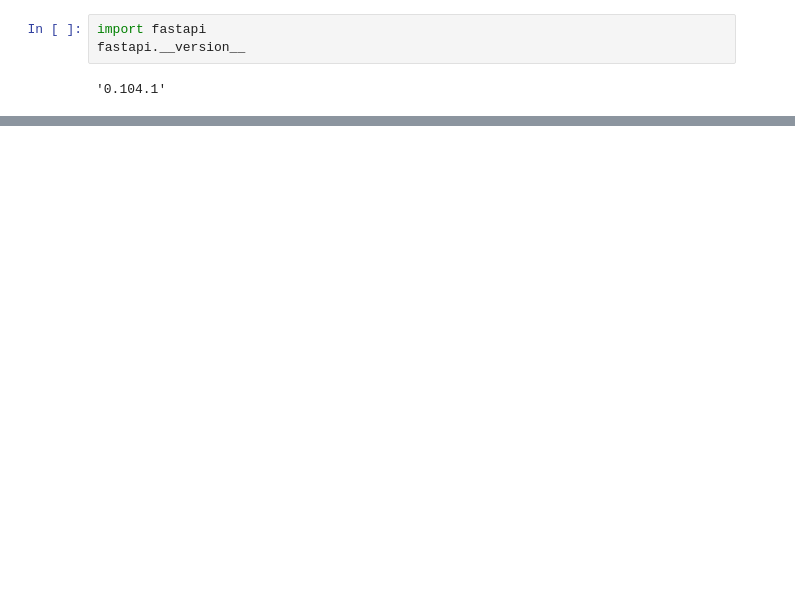
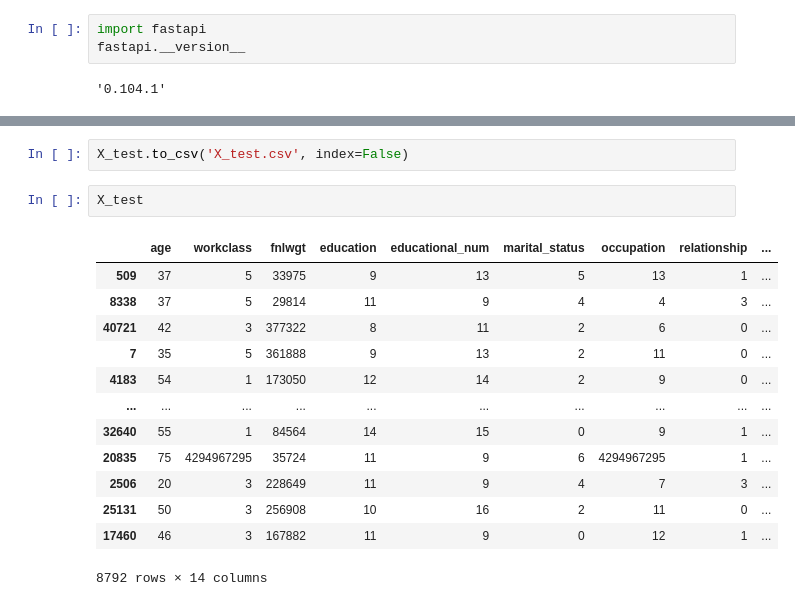
Before and after one commit to TimurTKO/BankPrediction, a Jupyter notebook: XGBclassifier.ipynb, the cells around one changed output, grey strips where cells are left out. Cells and saved outputs as stored; diff of their text form; blank space fills up the shorter version.

```diff
--- a/XGBclassifier.ipynb
+++ b/XGBclassifier.ipynb
@@ -581,0 +619,18 @@ mlflow.set_experiment("experiment_name, experiment_id")
+# %%
+X_test.to_csv('X_test.csv', index=False)
+# %%
+X_test
+# %% [output]
+|  | age | workclass | fnlwgt | education | educational_num | marital_status | occupation | relationship | ... |
+| 509 | 37 | 5 | 33975 | 9 | 13 | 5 | 13 | 1 | ... |
+| 8338 | 37 | 5 | 29814 | 11 | 9 | 4 | 4 | 3 | ... |
+| 40721 | 42 | 3 | 377322 | 8 | 11 | 2 | 6 | 0 | ... |
+| 7 | 35 | 5 | 361888 | 9 | 13 | 2 | 11 | 0 | ... |
+| 4183 | 54 | 1 | 173050 | 12 | 14 | 2 | 9 | 0 | ... |
+| ... | ... | ... | ... | ... | ... | ... | ... | ... | ... |
+| 32640 | 55 | 1 | 84564 | 14 | 15 | 0 | 9 | 1 | ... |
+| 20835 | 75 | 4294967295 | 35724 | 11 | 9 | 6 | 4294967295 | 1 | ... |
+| 2506 | 20 | 3 | 228649 | 11 | 9 | 4 | 7 | 3 | ... |
+| 25131 | 50 | 3 | 256908 | 10 | 16 | 2 | 11 | 0 | ... |
+| 17460 | 46 | 3 | 167882 | 11 | 9 | 0 | 12 | 1 | ... |
+8792 rows × 14 columns
```
Also changed, not shown: parts of 17 cells of this notebook, 3 other files.
